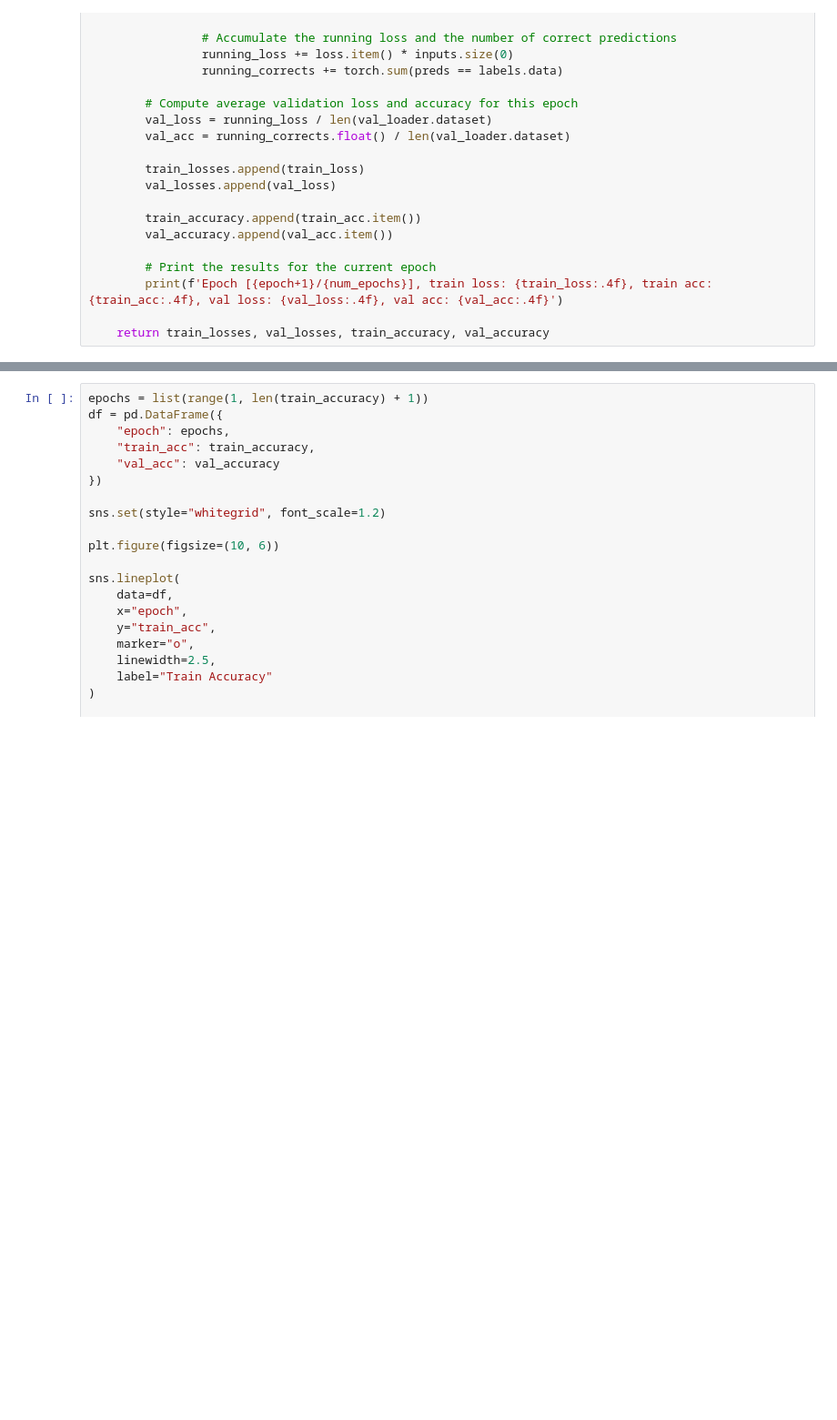
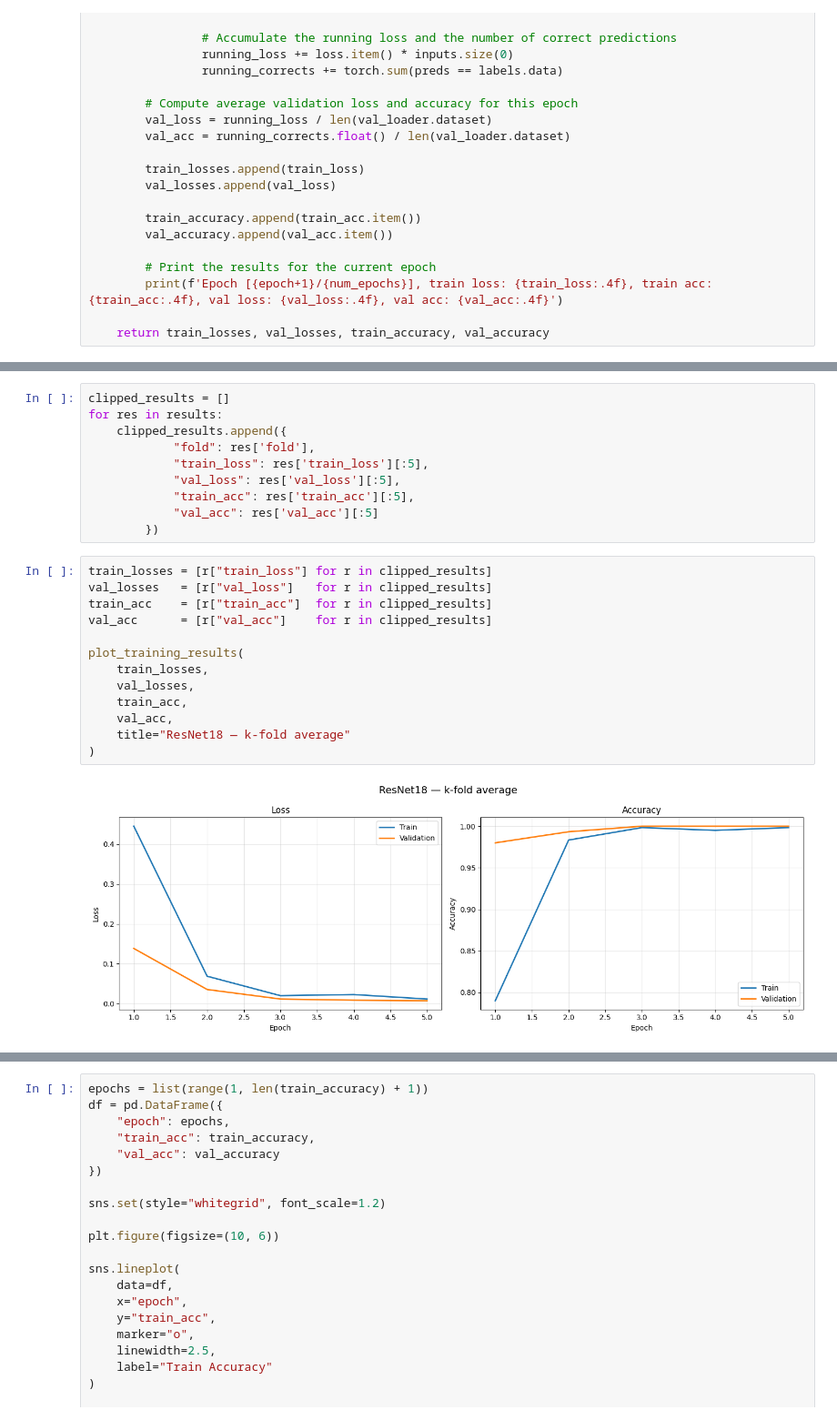
Before and after one commit to AndreichukVladlena/y2k-vs-classic-style-classifier, a Jupyter notebook: main.ipynb, the cells around one changed output, grey strips where cells are left out. Shown at 91% size. Drawn from its saved outputs; the diff is of its cells as text; blank space fills up the shorter version.

```diff
--- a/main.ipynb
+++ b/main.ipynb
@@ -283 +361,26 @@ def train(model, train_loader, val_loader, criterion, optimizer, num_epochs):
+# %%
+clipped_results = []
+for res in results:
+    clipped_results.append({
+            "fold": res['fold'],
+            "train_loss": res['train_loss'][:5],
+            "val_loss": res['val_loss'][:5],
+            "train_acc": res['train_acc'][:5],
+            "val_acc": res['val_acc'][:5]
+        })
+# %%
+train_losses = [r["train_loss"] for r in clipped_results]
+val_losses   = [r["val_loss"]   for r in clipped_results]
+train_acc    = [r["train_acc"]  for r in clipped_results]
+val_acc      = [r["val_acc"]    for r in clipped_results]
+
+plot_training_results(
+    train_losses,
+    val_losses,
+    train_acc,
+    val_acc,
+    title="ResNet18 — k-fold average"
+)
+# %% [output]
+[figure, added]
 # %%
```
Also changed, not shown: parts of 35 cells of this notebook.
